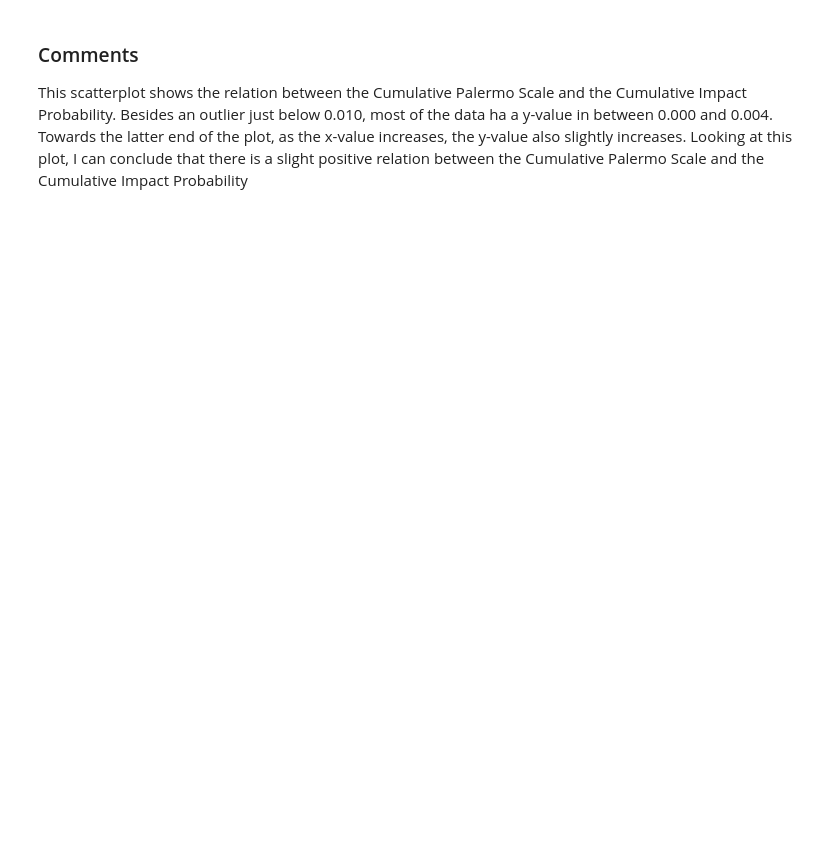
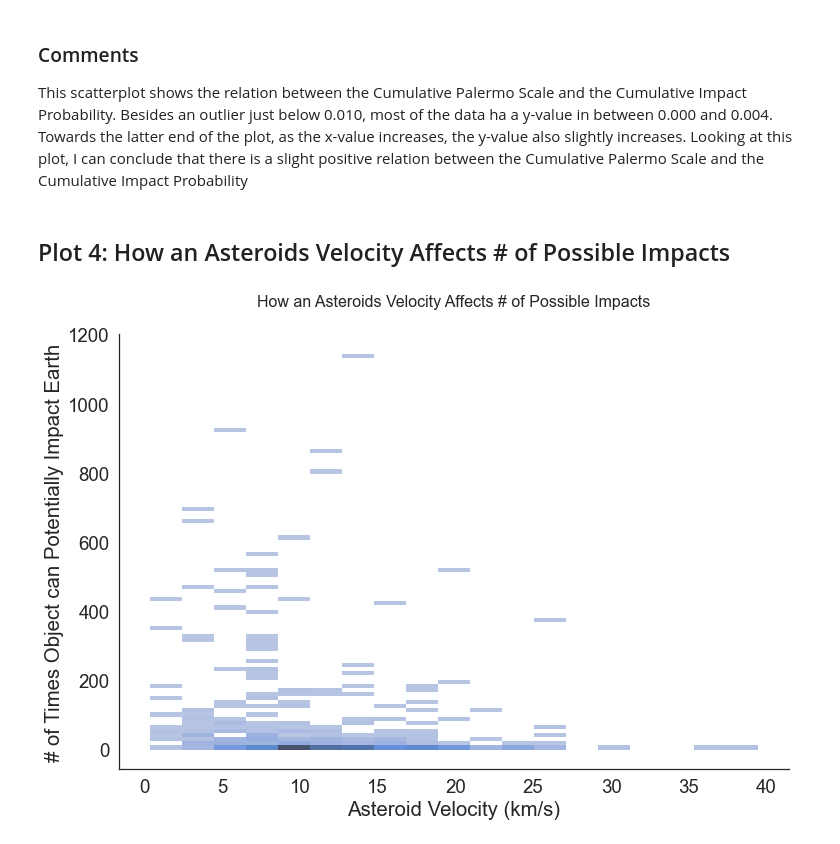
Before and after one commit to data301-2021-summer2/Group-43-Project, a Jupyter notebook: analysis/JagdeepDhillon/milestone2.ipynb, the cells around one changed output. Saved outputs shown, nothing was run; the diff lists cells and outputs as text; code cells hidden in the pictures; blank space fills up the shorter version.

```diff
--- a/analysis/JagdeepDhillon/milestone2.ipynb
+++ b/analysis/JagdeepDhillon/milestone2.ipynb
@@ -123,3 +125,14 @@ graph3.set(title= 'Cumulative Impact Probability vs Cumulative Palermo Scale')
 # %% [markdown]
 ### Comments
 This scatterplot shows the relation between the Cumulative Palermo Scale and the Cumulative Impact Probability. Besides an outlier just below 0.010, most of the data ha a y-value in between 0.000 and 0.004. Towards the latter end of the plot, as the x-value increases, the y-value also slightly increases. Looking at this plot, I can conclude that there is a slight positive relation between the Cumulative Palermo Scale and the Cumulative Impact Probability
+# %% [markdown]
+## Plot 4: How an Asteroids Velocity Affects # of Possible Impacts
+# %%
+sns.set_theme(style = 'white', font_scale = 1.7)
+plt.subplots(figsize=(12,8))
+plt.title('How an Asteroids Velocity Affects # of Possible Impacts', fontsize = 16, y = 1.05)
+graph4 = sns.histplot(x = 'Asteroid Velocity (km/s)', y = 'Possible Impacts', data = df)
+graph4.set(ylabel = '# of Times Object can Potentially Impact Earth')
+sns.despine()
+# %% [output]
+[figure, added]
```
Also changed, not shown: parts of 4 cells of this notebook, 1 other file.
